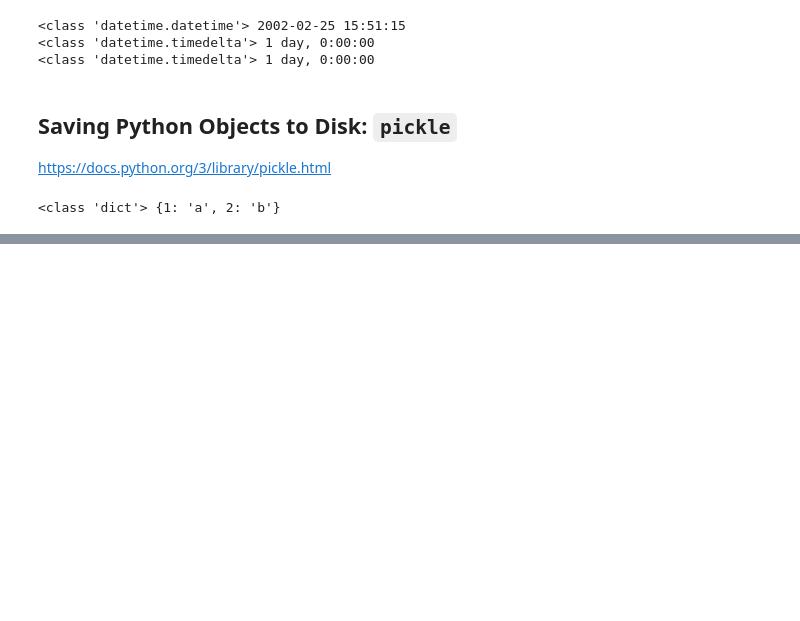
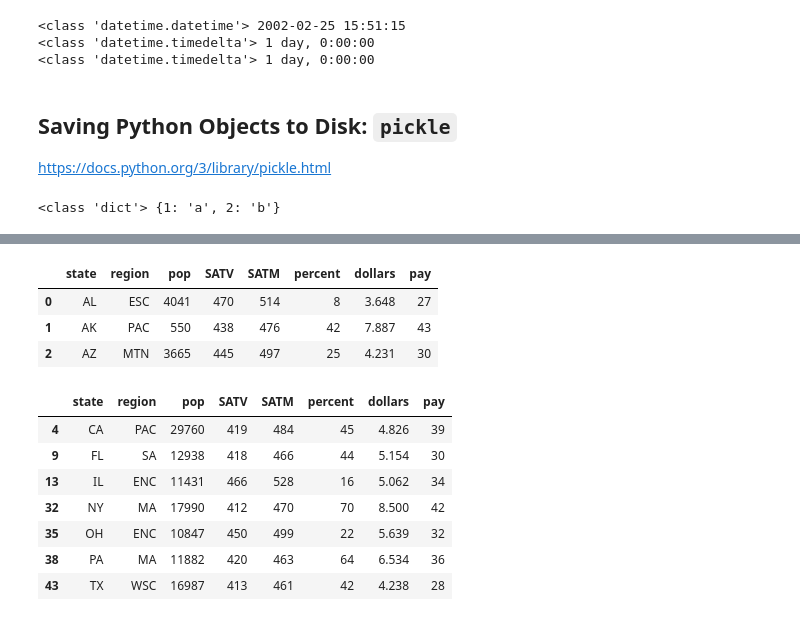
Before and after one commit to lse-my470/lectures, a Jupyter notebook: wk11/MY470_wk11_class.ipynb, the cells around one changed output, grey strips where cells are left out. Cells and saved outputs as stored; diff of their text form; code cells hidden in the pictures; blank space fills up the shorter version.

```diff
--- a/wk11/MY470_wk11_class.ipynb
+++ b/wk11/MY470_wk11_class.ipynb
@@ -208,0 +235,5 @@ print(type(obj_retrieved), obj_retrieved)
+# %%
+# Data source: https://vincentarelbundock.github.io/Rdatasets/doc/carData/States.html
+
+df3 = pd.read_csv('States.csv')
+print(df3.head())
@@ -208,0 +293,18 @@ print(type(obj_retrieved), obj_retrieved)
+# %%
+df3[:3] # Select data by rows
+# %% [output]
+|  | state | region | pop | SATV | SATM | percent | dollars | pay |
+| 0 | AL | ESC | 4041 | 470 | 514 | 8 | 3.648 | 27 |
+| 1 | AK | PAC | 550 | 438 | 476 | 42 | 7.887 | 43 |
+| 2 | AZ | MTN | 3665 | 445 | 497 | 25 | 4.231 | 30 |
+# %%
+df3[df3['pop'] > 10000]  # Select data by column value
+# %% [output]
+|  | state | region | pop | SATV | SATM | percent | dollars | pay |
+| 4 | CA | PAC | 29760 | 419 | 484 | 45 | 4.826 | 39 |
+| 9 | FL | SA | 12938 | 418 | 466 | 44 | 5.154 | 30 |
+| 13 | IL | ENC | 11431 | 466 | 528 | 16 | 5.062 | 34 |
+| 32 | NY | MA | 17990 | 412 | 470 | 70 | 8.500 | 42 |
+| 35 | OH | ENC | 10847 | 450 | 499 | 22 | 5.639 | 32 |
+| 38 | PA | MA | 11882 | 420 | 463 | 64 | 6.534 | 36 |
+| 43 | TX | WSC | 16987 | 413 | 461 | 42 | 4.238 | 28 |
```
Also changed, not shown: parts of 89 cells of this notebook, 13 other files.
